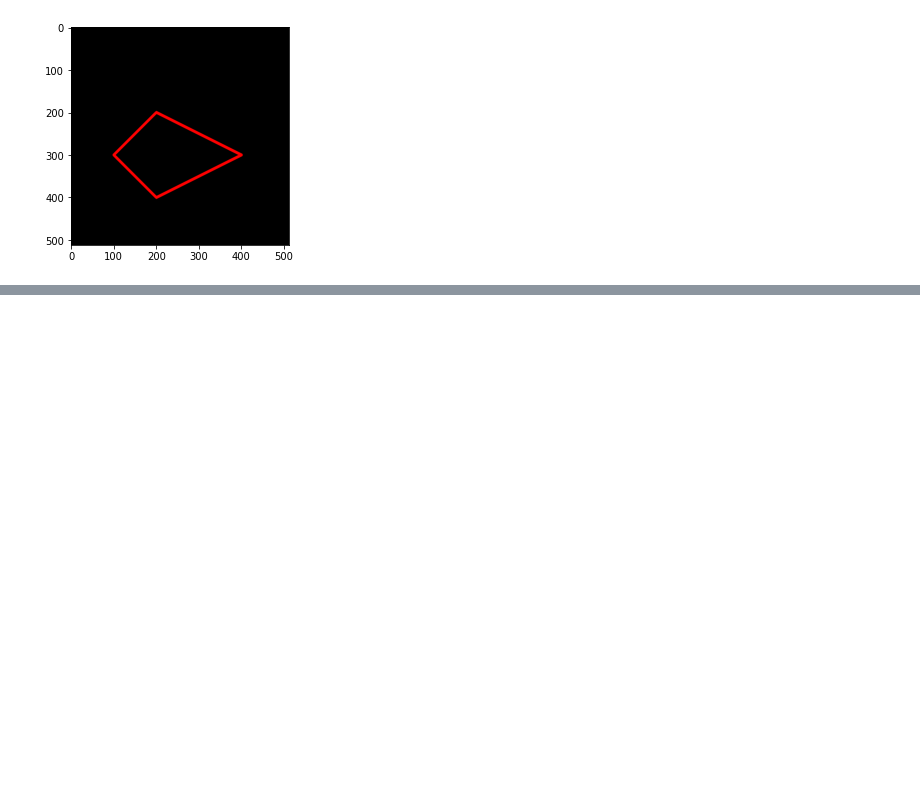
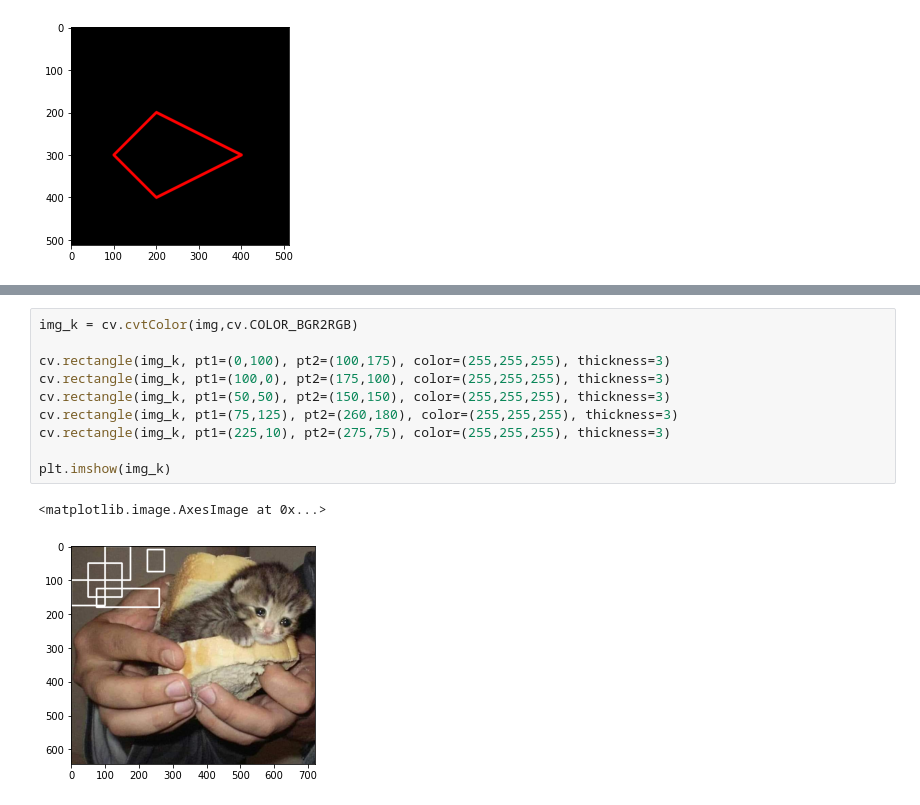
Before and after one commit to denuradhan/PVCK_GENAP_2021, a Jupyter notebook: Week2.ipynb, the cells around one changed output, grey strips where cells are left out. Drawn from its saved outputs; the diff is of its cells as text; blank space fills up the shorter version.

```diff
--- a/Week2.ipynb
+++ b/Week2.ipynb
@@ -127,0 +149,13 @@ plt.imshow(black_img2)
+# %%
+img_k = cv.cvtColor(img,cv.COLOR_BGR2RGB)
+
+cv.rectangle(img_k, pt1=(0,100), pt2=(100,175), color=(255,255,255), thickness=3)
+cv.rectangle(img_k, pt1=(100,0), pt2=(175,100), color=(255,255,255), thickness=3)
+cv.rectangle(img_k, pt1=(50,50), pt2=(150,150), color=(255,255,255), thickness=3)
+cv.rectangle(img_k, pt1=(75,125), pt2=(260,180), color=(255,255,255), thickness=3)
+cv.rectangle(img_k, pt1=(225,10), pt2=(275,75), color=(255,255,255), thickness=3)
+
+plt.imshow(img_k)
+# %% [output]
+<matplotlib.image.AxesImage at 0x...>
+[figure, added]
```
Also changed, not shown: parts of 9 cells of this notebook.
